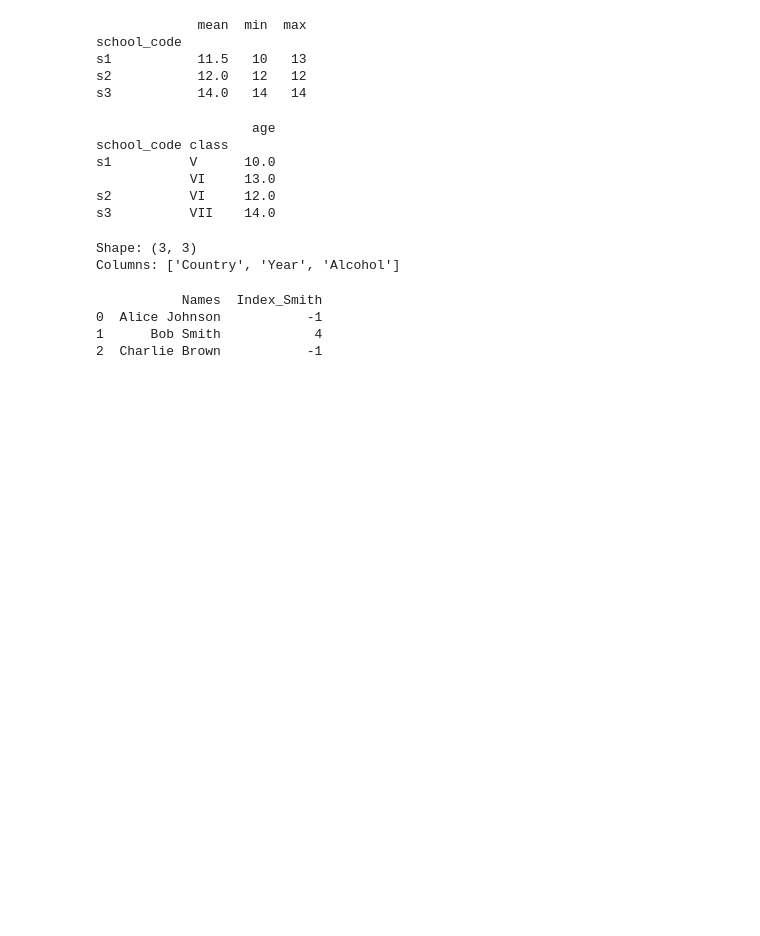
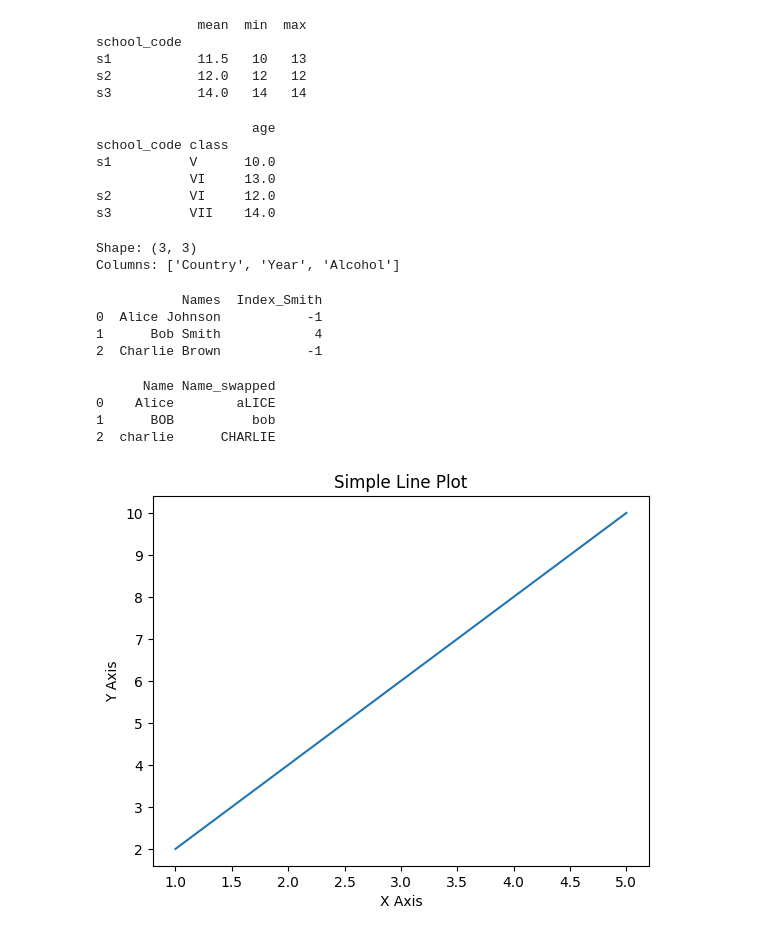
Before and after one commit to monika953/query-processing-lab, a Jupyter notebook: Untitled0.ipynb, the cells around one changed output. Cells and saved outputs as stored; diff of their text form; code cells hidden in the pictures; blank space fills up the shorter version.

```diff
--- a/Untitled0.ipynb
+++ b/Untitled0.ipynb
@@ -326,3 +326,27 @@ print(df)
 0  Alice Johnson           -1
 1      Bob Smith            4
 2  Charlie Brown           -1
+# %%
+import pandas as pd
+
+df = pd.DataFrame({'Name': ['Alice', 'BOB', 'charlie']})
+df['Name_swapped'] = df['Name'].str.swapcase()
+print(df)
+# %% [output]
+      Name Name_swapped
+0    Alice        aLICE
+1      BOB          bob
+2  charlie      CHARLIE
+# %%
+import matplotlib.pyplot as plt
+
+x = [1,2,3,4,5]
+y = [2,4,6,8,10]
+
+plt.plot(x,y)
+plt.xlabel("X Axis")
+plt.ylabel("Y Axis")
+plt.title("Simple Line Plot")
+plt.show()
+# %% [output]
+[figure, added]
```
Also changed, not shown: parts of 17 cells of this notebook.
